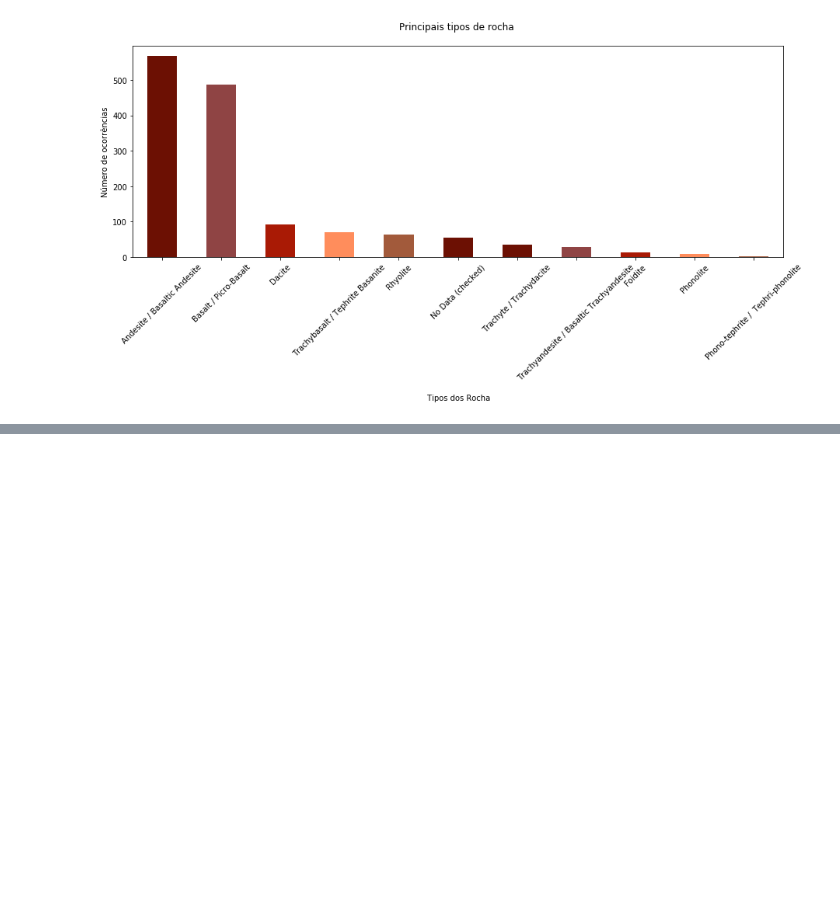
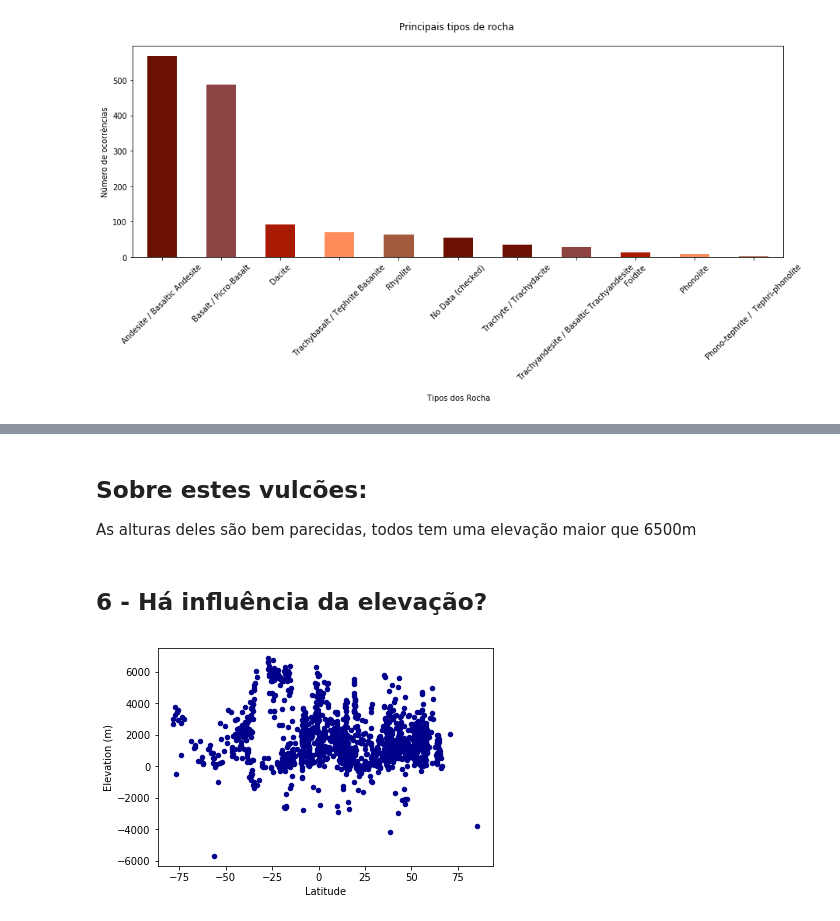
Before and after one commit to matheusbattisti/analise01_vulcan_eruptions, a Jupyter notebook: Vulcan_Eruption_Analysis.ipynb, the cells around one changed output, grey strips where cells are left out. Saved outputs shown, nothing was run; the diff lists cells and outputs as text; code cells hidden in the pictures; blank space fills up the shorter version.

```diff
--- a/Vulcan_Eruption_Analysis.ipynb
+++ b/Vulcan_Eruption_Analysis.ipynb
@@ -429,0 +474,12 @@ plt.show()
+# %% [markdown]
+## Sobre estes vulcões:
+
+As alturas deles são bem parecidas, todos tem uma elevação maior que 6500m
+# %% [markdown]
+## 6 - Há influência da elevação?
+# %%
+ax1 = df.plot.scatter(x='Latitude',
+                       y='Elevation (m)',
+                      c='DarkBlue')
+# %% [output]
+[figure, added]
```
Also changed, not shown: parts of 7 cells of this notebook.
